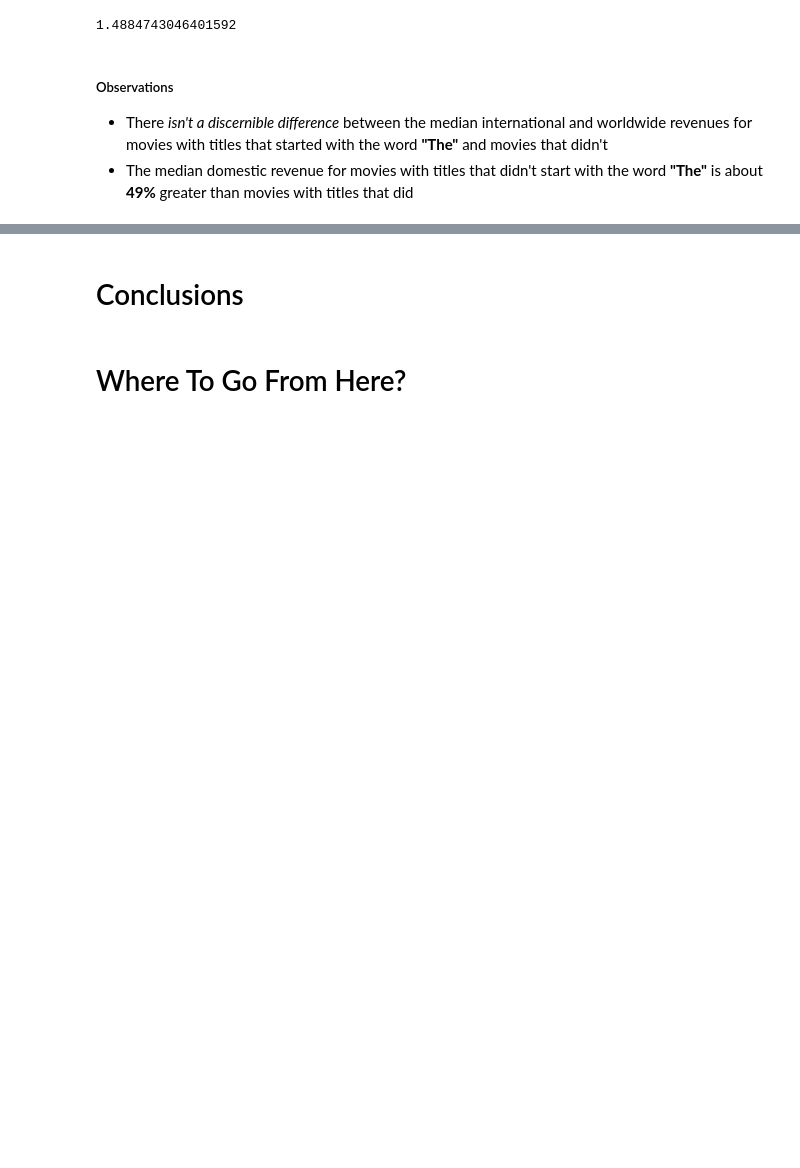
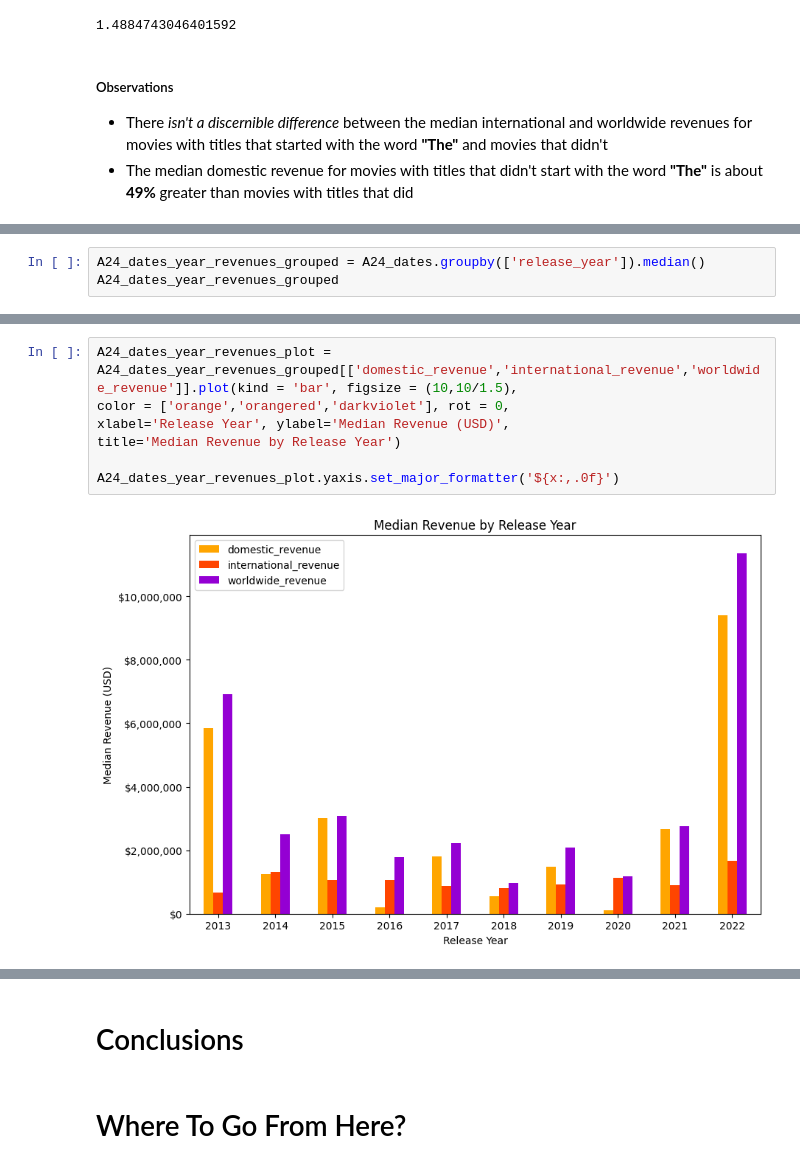
Before and after one commit to AlexPMorton/A24-Movies-EDA, a Jupyter notebook: A24_EDA.ipynb, the cells around one changed output, grey strips where cells are left out. Cells and saved outputs as stored; diff of their text form; blank space fills up the shorter version.

```diff
--- a/A24_EDA.ipynb
+++ b/A24_EDA.ipynb
@@ -482,0 +493,3 @@ A24_dates_year_grouped[['title']]
+# %%
+A24_dates_year_revenues_grouped = A24_dates.groupby(['release_year']).median()
+A24_dates_year_revenues_grouped
@@ -482,0 +509,9 @@ A24_dates_year_grouped[['title']]
+# %%
+A24_dates_year_revenues_plot = A24_dates_year_revenues_grouped[['domestic_revenue','international_revenue','worldwide_revenue']].plot(kind = 'bar', figsize = (10,10/1.5),
+color = ['orange','orangered','darkviolet'], rot = 0,
+xlabel='Release Year', ylabel='Median Revenue (USD)',
+title='Median Revenue by Release Year')
+
+A24_dates_year_revenues_plot.yaxis.set_major_formatter('${x:,.0f}')
+# %% [output]
+[figure, added]
```
Also changed, not shown: parts of 14 cells of this notebook.
